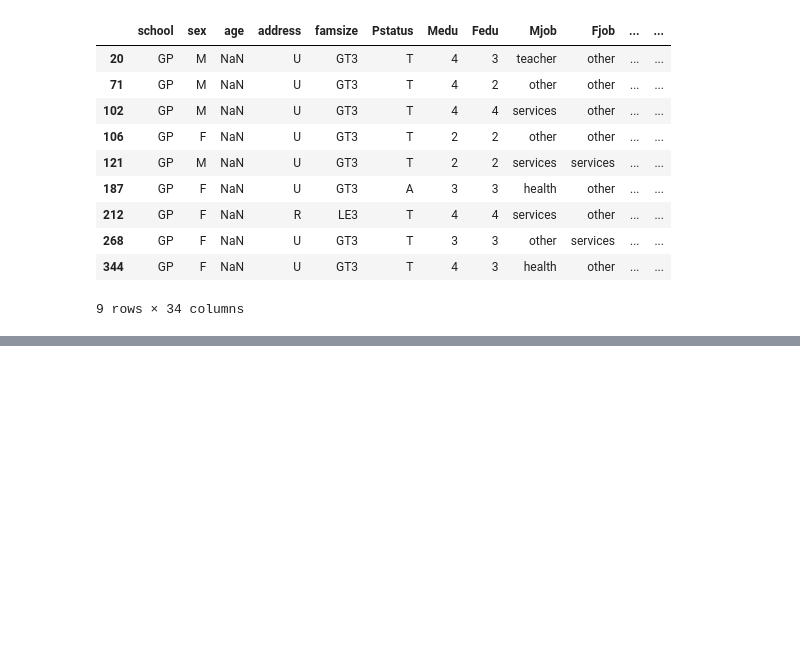
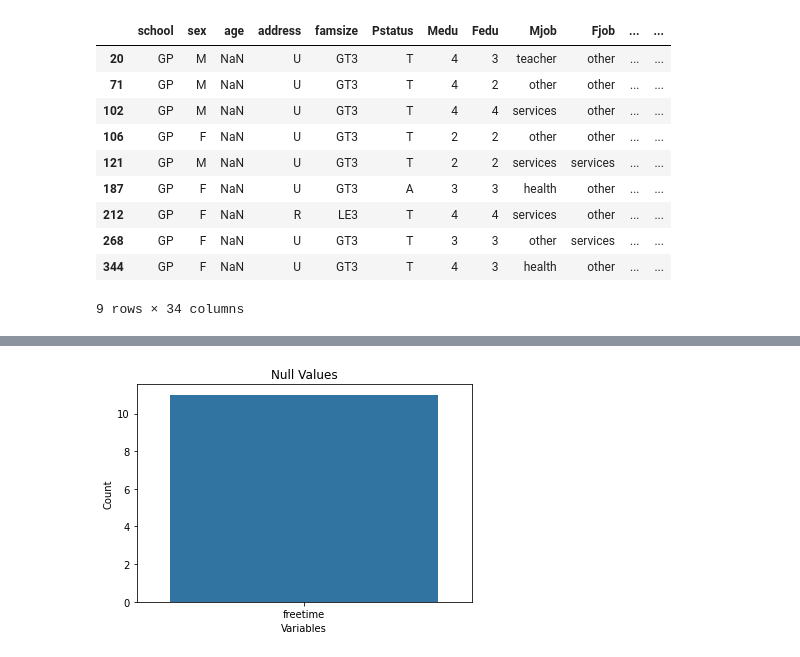
Before and after one commit to Anna-MariaSjolund/Data-Handling-Anna-MariaSjolund, a Jupyter notebook: Exercises/week1_01.ipynb, the cells around one changed output, grey strips where cells are left out. Drawn from its saved outputs; the diff is of its cells as text; code cells hidden in the pictures; blank space fills up the shorter version.

```diff
--- a/Exercises/week1_01.ipynb
+++ b/Exercises/week1_01.ipynb
@@ -191,0 +195,6 @@ test2
+# %%
+#Fills in the missing values with either 17 or 15
+high_alc = students_miss_del["Alcohol"] >= 4 #high_alc holds True if alcohol consumption is 4 or above and False otherwise. For all students.
+print(high_alc)
+students_miss_del["age"] = students_miss_del["age"].fillna(high_alc.map({True:17, False:15})) #Fills the null values with 17 or 15, based on the bool value in high_alc.
+students_miss_del["age"].isnull().sum() #Checks if there are still missing values.
@@ -191,0 +231,4 @@ test2
+# %%
+plot_missing(students_miss_del)
+# %% [output]
+[figure, added]
```
Also changed, not shown: parts of 28 cells of this notebook.
